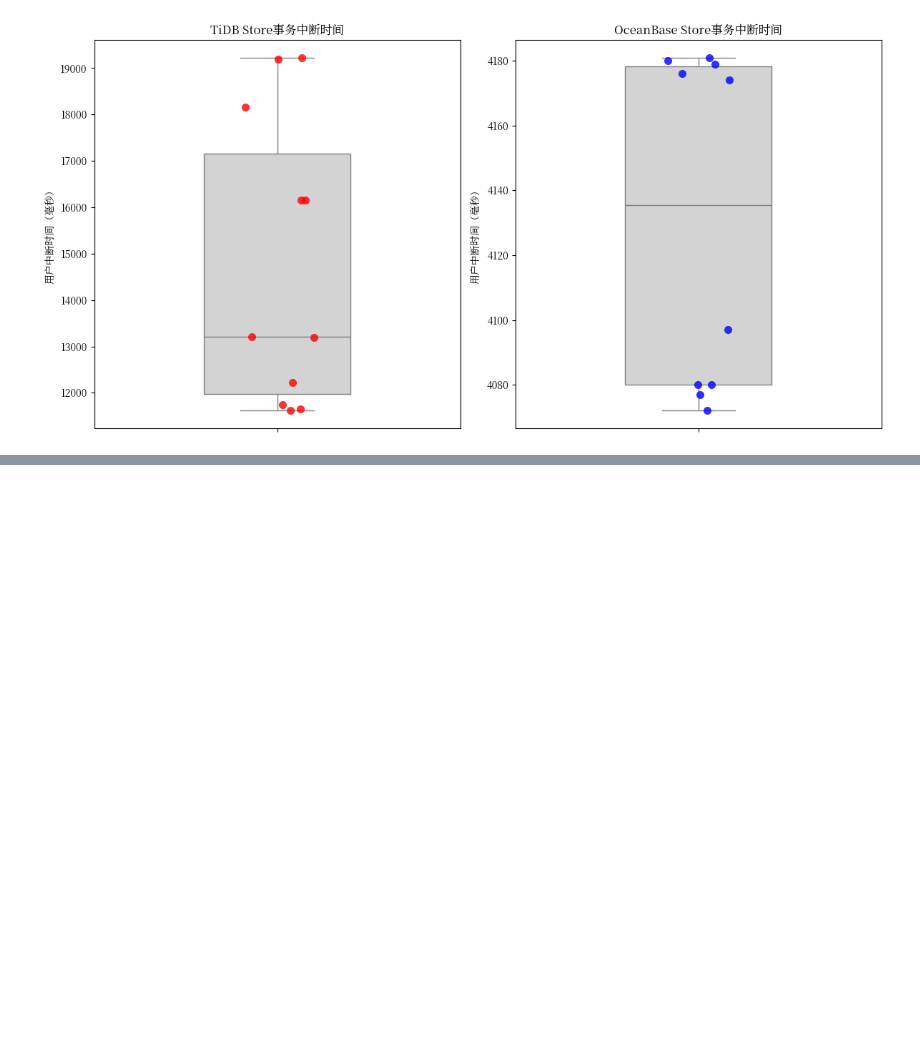
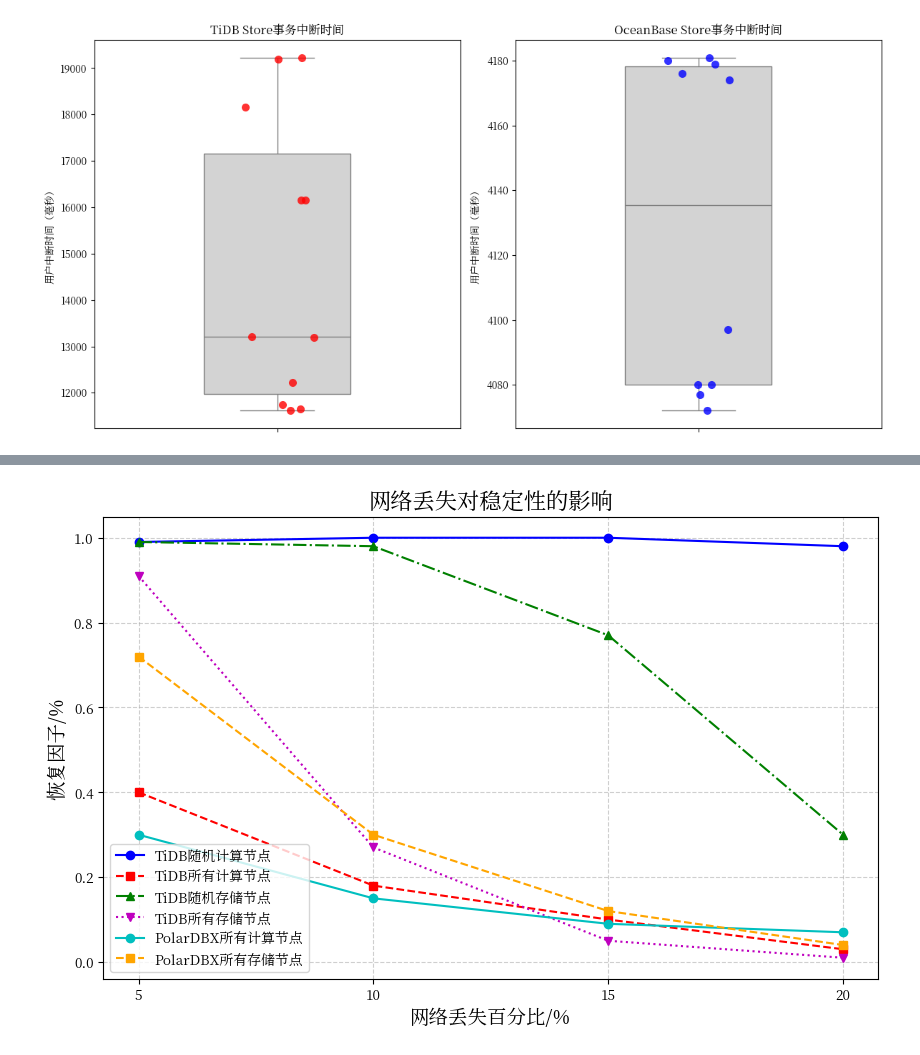
Before and after one commit to my-vegetable-has-exploded/benchmarksql, a Jupyter notebook: test.ipynb, the cells around one changed output, grey strips where cells are left out. Saved outputs shown, nothing was run; the diff lists cells and outputs as text; code cells hidden in the pictures; blank space fills up the shorter version.

```diff
--- a/test.ipynb
+++ b/test.ipynb
@@ -750,0 +771,37 @@ tidb_stoarge_all = [1.0, 0.97, 0.94, 0.55, 0.29]
+# %%
+# 计算存储节点数据对比 网络丢失
+# 恢复因子
+net_loss = [5, 10, 15, 20]
+tidb_compute_one = [0.99, 1, 1, 0.98]
+tidb_compute_all = [0.40, 0.18, 0.10, 0.03]
+tidb_storage_one = [0.99, 0.98, 0.77, 0.30]
+tidb_stoarge_all = [0.91, 0.27, 0.05, 0.01]
+polardb_compute_all = [0.30, 0.15, 0.09, 0.07]
+polardb_storage_all = [0.72, 0.30, 0.12, 0.04]
+
+# plot the figure
+plt.figure(figsize=(10, 6))
+plt.plot(net_loss, tidb_compute_one, marker='o', linestyle='-', color='b', label='TiDB随机计算节点')
+plt.plot(net_loss, tidb_compute_all, marker='s', linestyle='--', color='r', label='TiDB所有计算节点')
+plt.plot(net_loss, tidb_storage_one, marker='^', linestyle='-.', color='g', label='TiDB随机存储节点')
+plt.plot(net_loss, tidb_stoarge_all, marker='v', linestyle=':', color='m', label='TiDB所有存储节点')
+
+plt.plot(net_loss, polardb_compute_all, marker='o', linestyle='-', color='c', label='PolarDBX所有计算节点')
+plt.plot(net_loss, polardb_storage_all, marker='s', linestyle='--', color='orange', label='PolarDBX所有存储节点')
+
+# add title and labels
+plt.title('网络丢失对稳定性的影响', fontsize=16)
+plt.xlabel('网络丢失百分比/%', fontsize=14)
+plt.ylabel('恢复因子/%', fontsize=14)
+
+# set grid
+plt.grid(True, linestyle='--', alpha=0.6)
+
+# set x axis ticks
+plt.xticks(net_loss)
+
+# add legend to proper position
+plt.legend(loc='lower left')
+plt.show()
+# %% [output]
+[figure, added]
```
Also changed, not shown: parts of 12 cells of this notebook, 7 other files.
